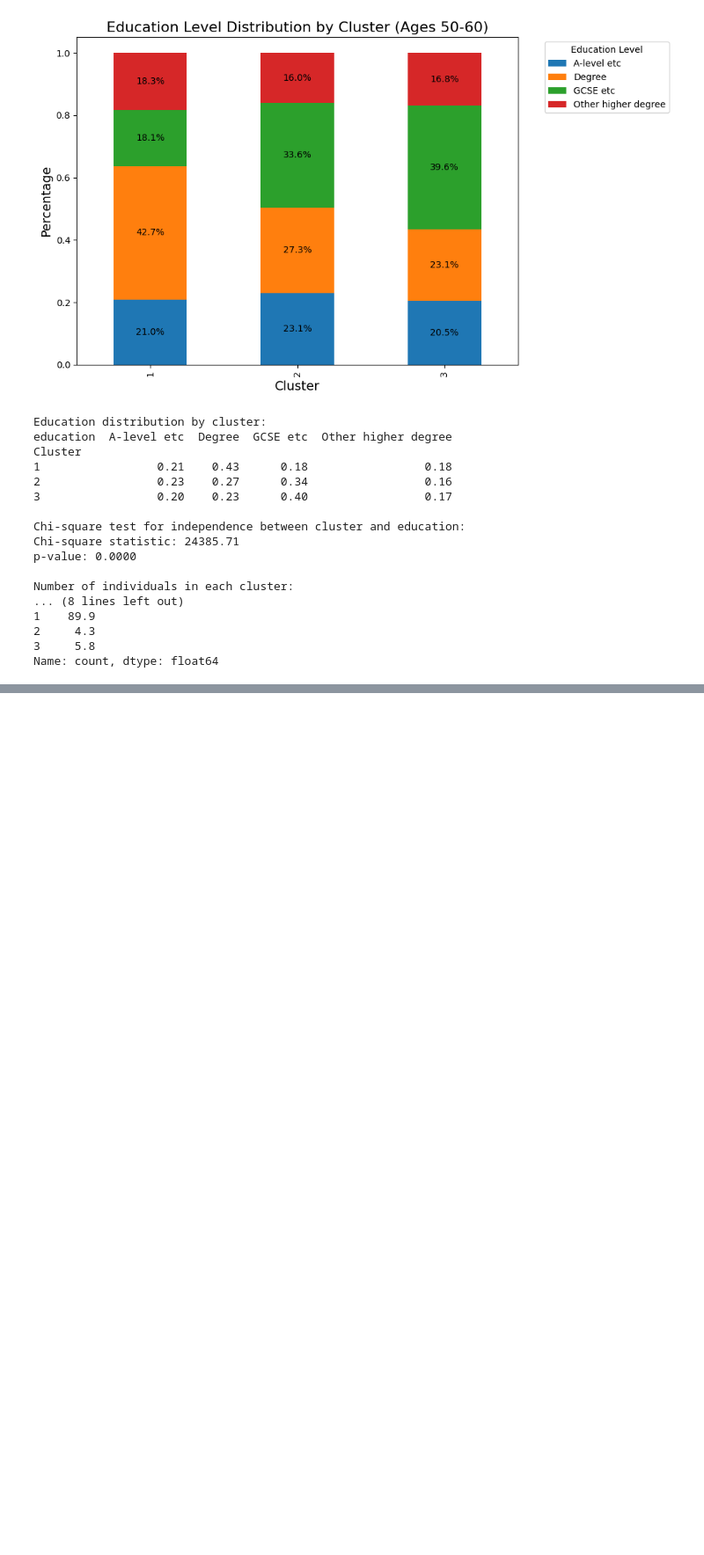
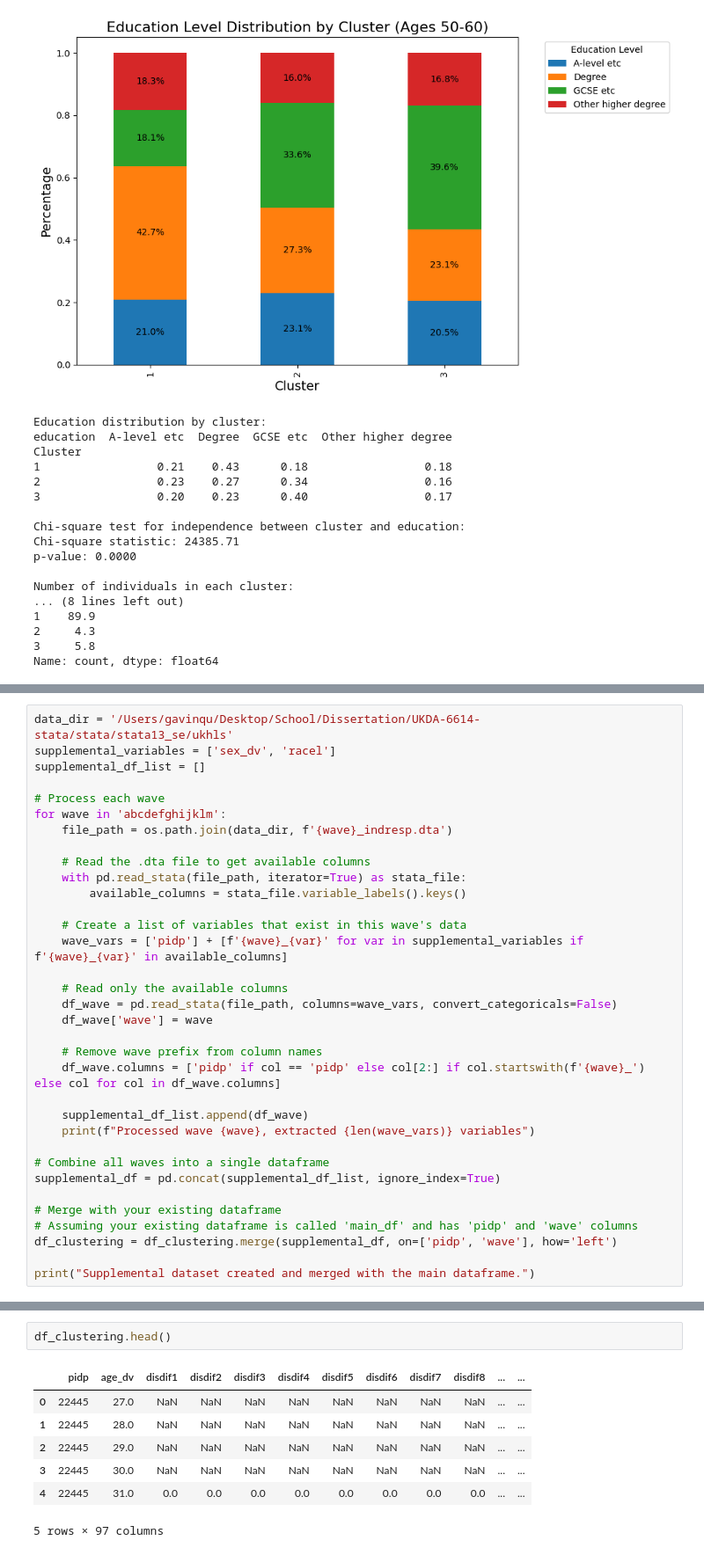
Before and after one commit to GJQu/EssexDissertation, a Jupyter notebook: k_means.ipynb, the cells around one changed output, grey strips where cells are left out. Shown at 88% size. Drawn from its saved outputs; the diff is of its cells as text; blank space fills up the shorter version.

```diff
--- a/k_means.ipynb
+++ b/k_means.ipynb
@@ -943,0 +946,34 @@ Name: count, dtype: float64
+# %%
+data_dir = '/Users/gavinqu/Desktop/School/Dissertation/UKDA-6614-stata/stata/stata13_se/ukhls'
+supplemental_variables = ['sex_dv', 'racel']
+supplemental_df_list = []
+
+# Process each wave
+for wave in 'abcdefghijklm':
+    file_path = os.path.join(data_dir, f'{wave}_indresp.dta')
+
+    # Read the .dta file to get available columns
+    with pd.read_stata(file_path, iterator=True) as stata_file:
+        available_columns = stata_file.variable_labels().keys()
+
+    # Create a list of variables that exist in this wave's data
+    wave_vars = ['pidp'] + [f'{wave}_{var}' for var in supplemental_variables if f'{wave}_{var}' in available_columns]
+
+    # Read only the available columns
+    df_wave = pd.read_stata(file_path, columns=wave_vars, convert_categoricals=False)
+    df_wave['wave'] = wave
+
+    # Remove wave prefix from column names
+    df_wave.columns = ['pidp' if col == 'pidp' else col[2:] if col.startswith(f'{wave}_') else col for col in df_wave.columns]
+
+    supplemental_df_list.append(df_wave)
+    print(f"Processed wave {wave}, extracted {len(wave_vars)} variables")
+
+# Combine all waves into a single dataframe
+supplemental_df = pd.concat(supplemental_df_list, ignore_index=True)
+
+# Merge with your existing dataframe
+# Assuming your existing dataframe is called 'main_df' and has 'pidp' and 'wave' columns
+df_clustering = df_clustering.merge(supplemental_df, on=['pidp', 'wave'], how='left')
+
+print("Supplemental dataset created and merged with the main dataframe.")
@@ -943,0 +1015,10 @@ Name: count, dtype: float64
+# %%
+df_clustering.head()
+# %% [output]
+|  | pidp | age_dv | disdif1 | disdif2 | disdif3 | disdif4 | disdif5 | disdif6 | disdif7 | disdif8 | ... | ... |
+| 0 | 22445 | 27.0 | NaN | NaN | NaN | NaN | NaN | NaN | NaN | NaN | ... | ... |
+| 1 | 22445 | 28.0 | NaN | NaN | NaN | NaN | NaN | NaN | NaN | NaN | ... | ... |
+| 2 | 22445 | 29.0 | NaN | NaN | NaN | NaN | NaN | NaN | NaN | NaN | ... | ... |
+| 3 | 22445 | 30.0 | NaN | NaN | NaN | NaN | NaN | NaN | NaN | NaN | ... | ... |
+| 4 | 22445 | 31.0 | 0.0 | 0.0 | 0.0 | 0.0 | 0.0 | 0.0 | 0.0 | 0.0 | ... | ... |
+5 rows × 97 columns
```
Also changed, not shown: parts of 4 cells of this notebook.
